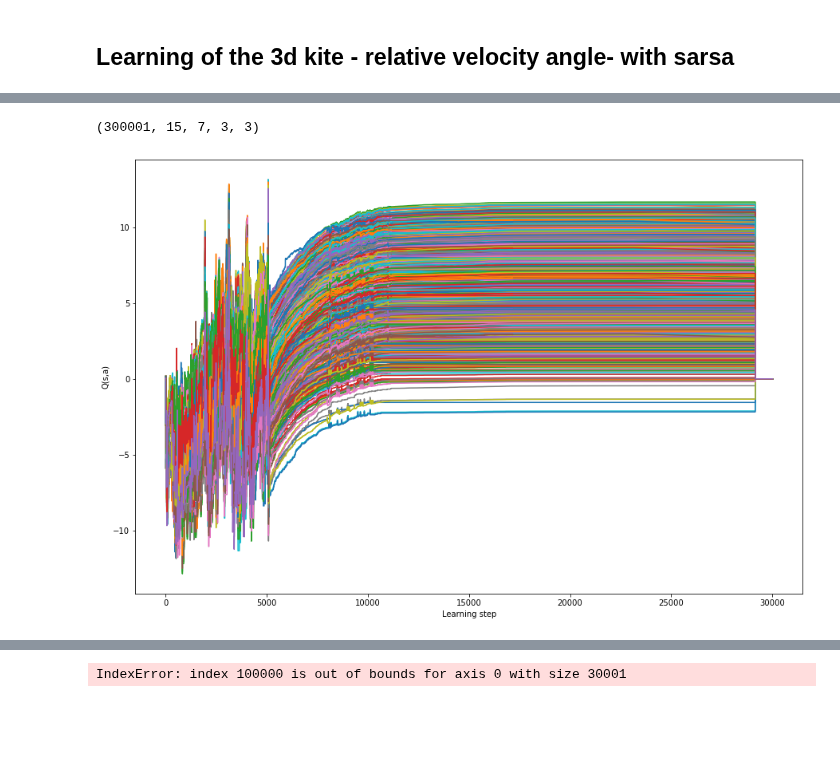
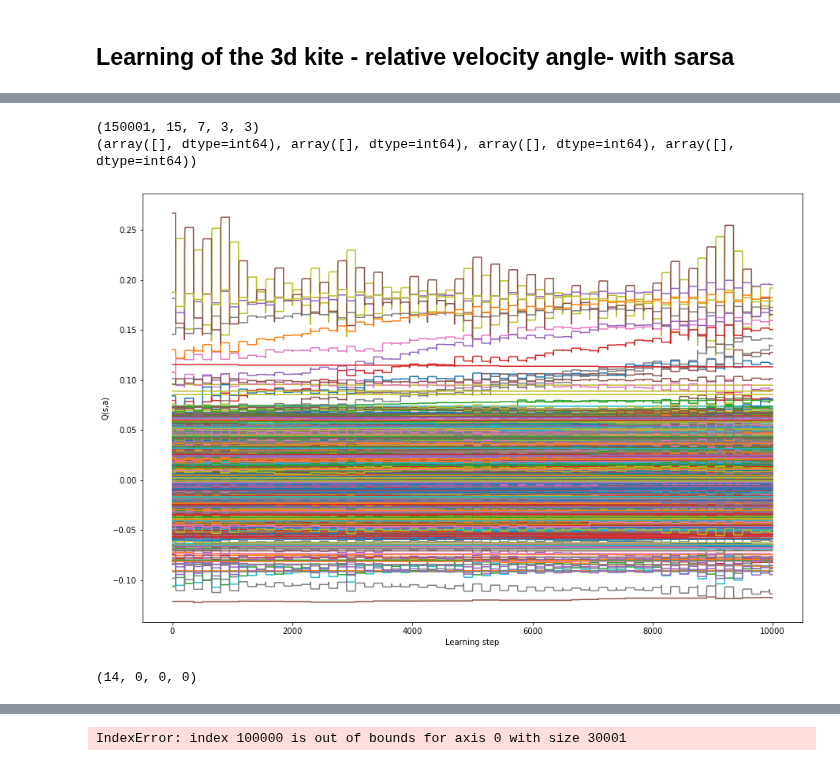
Before and after one commit to lorenzobasile/KiteRL, a Jupyter notebook: analyze_training.ipynb, the cells around one changed output, grey strips where cells are left out. Cells and saved outputs as stored; diff of their text form; code cells hidden in the pictures; blank space fills up the shorter version.

```diff
--- a/analyze_training.ipynb
+++ b/analyze_training.ipynb
@@ -5,7 +5,7 @@ import matplotlib.pyplot as plt
 import learning.utils as ut
 
 system_name = 'dql_const'
-run_name = 'state_of_art3'
+run_name = 'state_of_art1'
 data_dir = './data/' + system_name + '/' + run_name + '/'
 
 #plot_dir = '../plots/'+system_name+'/'+run_name+'/'
@@ -69,18 +98,22 @@ plt.show()
 # %%
 Q_traj = np.load(data_dir+"quality_traj.npy")
 print(Q_traj.shape)
 
 Q_traj = Q_traj.reshape(Q_traj.shape[0], -1)
 #print(Q_traj.shape)
 
 plt.figure(figsize = (15,10))
 for i in range(Q_traj.shape[1]):
 #for i in [882]:
-    plt.plot(Q_traj[0::10,i])
+    plt.plot(Q_traj[10000:20000:1,i], '-')
+print(np.unravel_index(np.where(Q_traj[0]>16.5)[0], (15,7,3,3)))
 plt.ylabel("Q(s,a)")
 plt.xlabel("Learning step")
 plt.savefig(data_dir+"quality_traj.png")
 plt.show()
+print(np.unravel_index(882, (15,7,3,3)))
 # %% [output]
-(300001, 15, 7, 3, 3)
+(150001, 15, 7, 3, 3)
+(array([], dtype=int64), array([], dtype=int64), array([], dtype=int64), array([], dtype=int64))
-[figure, old version]
+[figure, new version]
+(14, 0, 0, 0)
```
Also changed, not shown: parts of 6 cells of this notebook, 4 other files.
